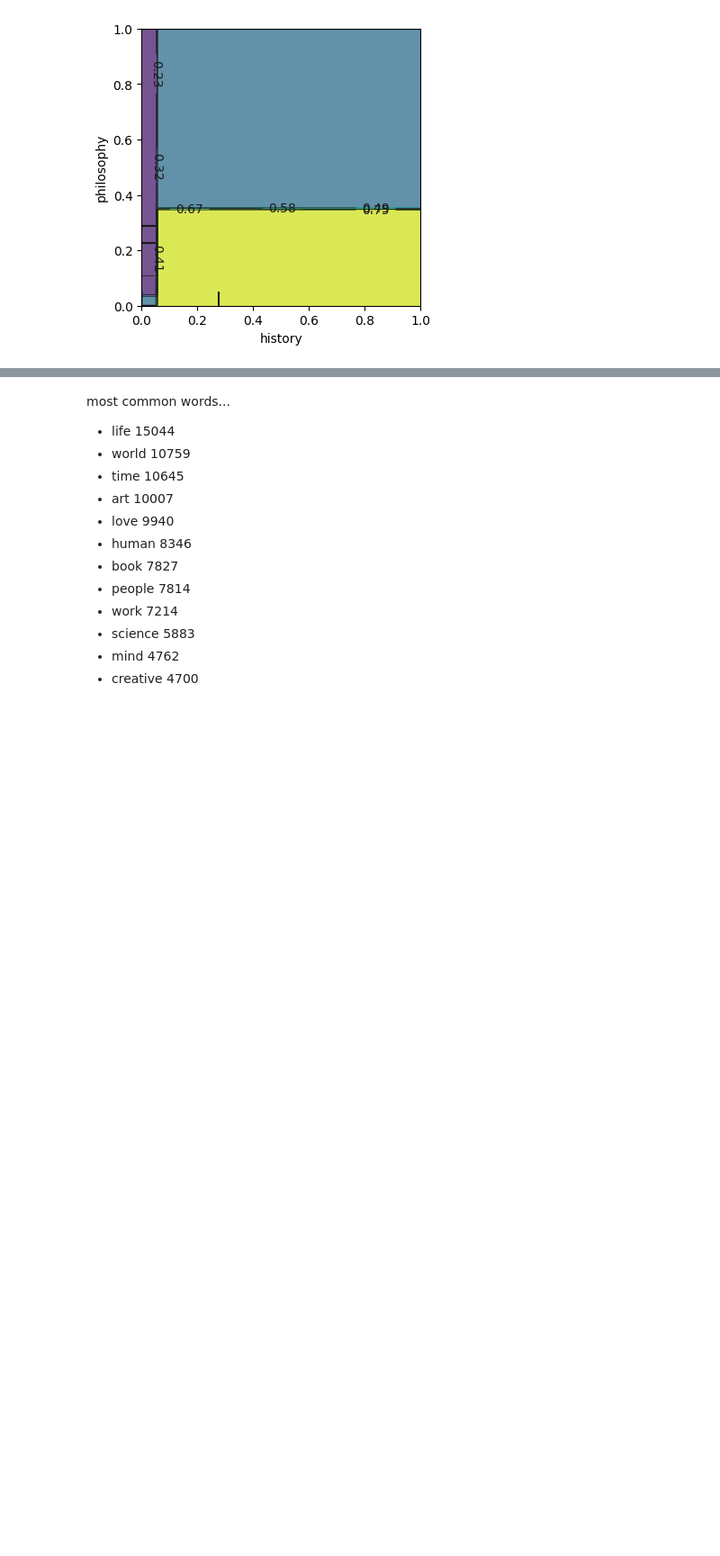
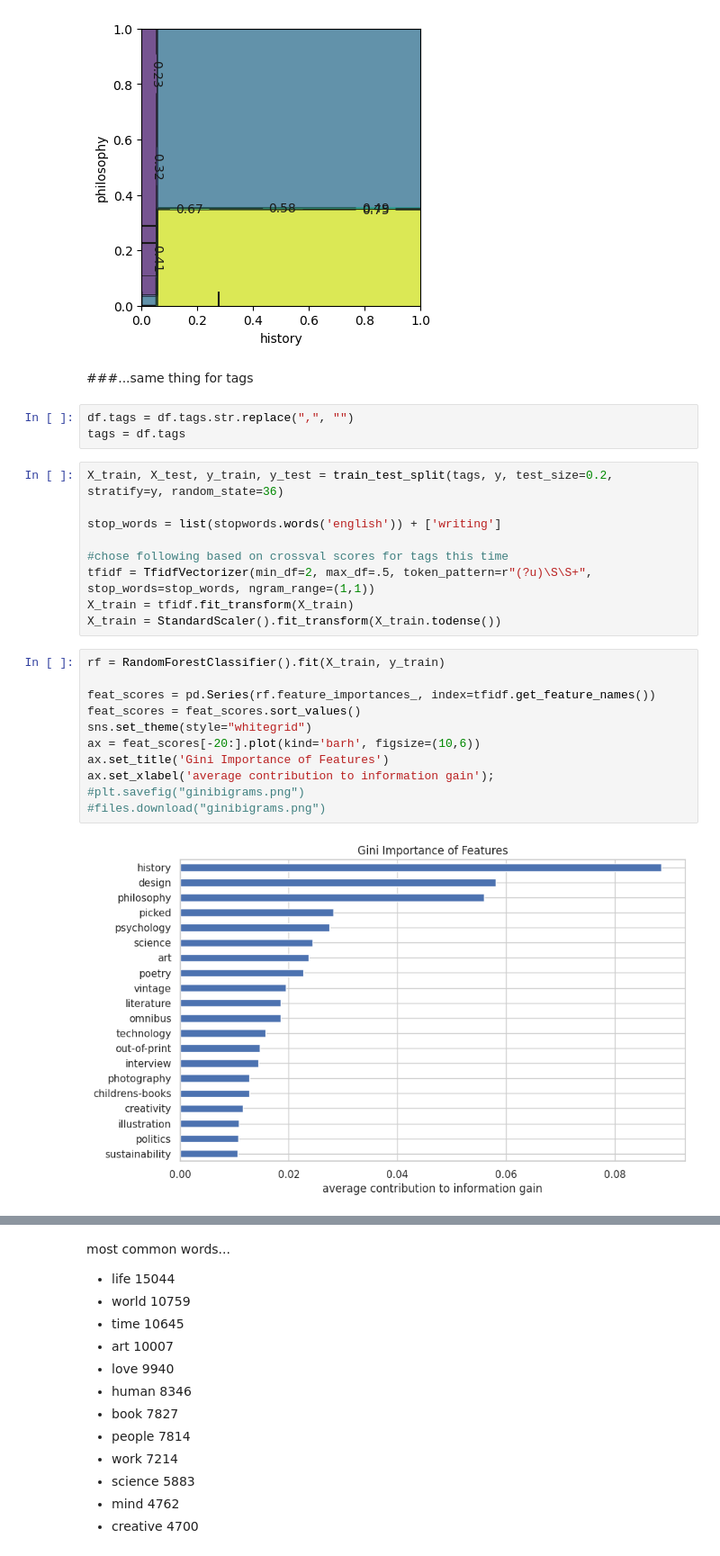
Before and after one commit to konstanzer/brainpickings-nlp, a Jupyter notebook: brain_pickings_NLP1.ipynb, the cells around one changed output, grey strips where cells are left out. Shown: that part at 90% size. Saved outputs shown, nothing was run; the diff lists cells and outputs as text; blank space fills up the shorter version.

```diff
--- a/brain_pickings_NLP1.ipynb
+++ b/brain_pickings_NLP1.ipynb
@@ -174,3 +176,30 @@ plot_partial_dependence(dt, X_train.A, features=[(301,525)],
                         target=1, ax=ax, n_jobs=3, grid_resolution=100, percentiles=(0, 1));
 # %% [output]
 [figure]
+# %% [markdown]
+###...same thing for tags
+# %%
+df.tags = df.tags.str.replace(",", "")
+tags = df.tags
+# %%
+X_train, X_test, y_train, y_test = train_test_split(tags, y, test_size=0.2, stratify=y, random_state=36)
+
+stop_words = list(stopwords.words('english')) + ['writing']
+
+#chose following based on crossval scores for tags this time
+tfidf = TfidfVectorizer(min_df=2, max_df=.5, token_pattern=r"(?u)\S\S+", stop_words=stop_words, ngram_range=(1,1))
+X_train = tfidf.fit_transform(X_train)
+X_train = StandardScaler().fit_transform(X_train.todense())
+# %%
+rf = RandomForestClassifier().fit(X_train, y_train)
+
+feat_scores = pd.Series(rf.feature_importances_, index=tfidf.get_feature_names())
+feat_scores = feat_scores.sort_values()
+sns.set_theme(style="whitegrid")
+ax = feat_scores[-20:].plot(kind='barh', figsize=(10,6))
+ax.set_title('Gini Importance of Features')
+ax.set_xlabel('average contribution to information gain');
+#plt.savefig("ginibigrams.png")
+#files.download("ginibigrams.png")
+# %% [output]
+[figure, added]
```
Also changed, not shown: parts of 7 cells of this notebook.
